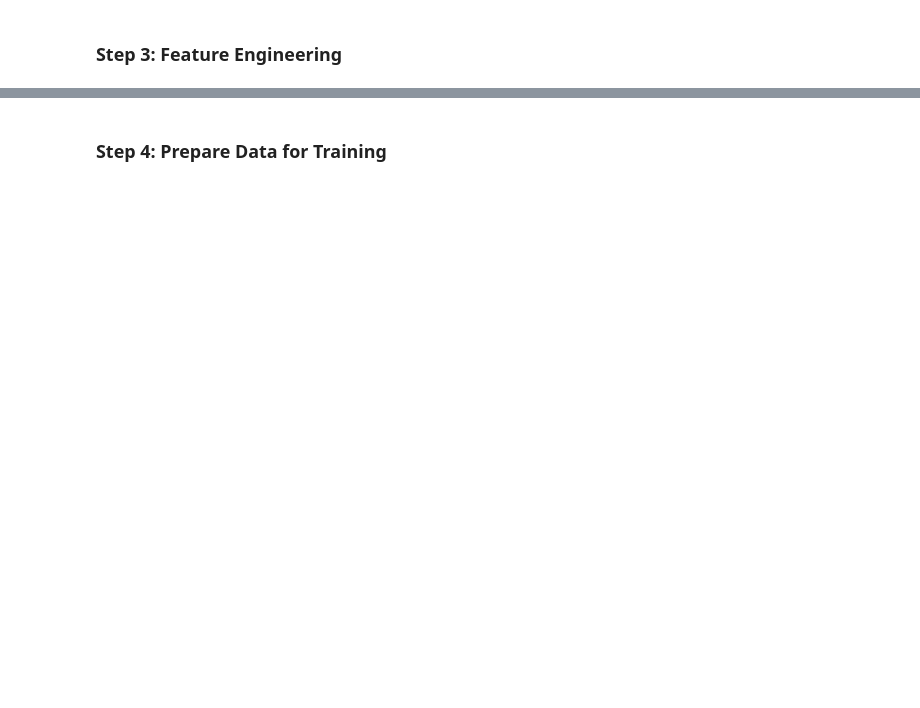
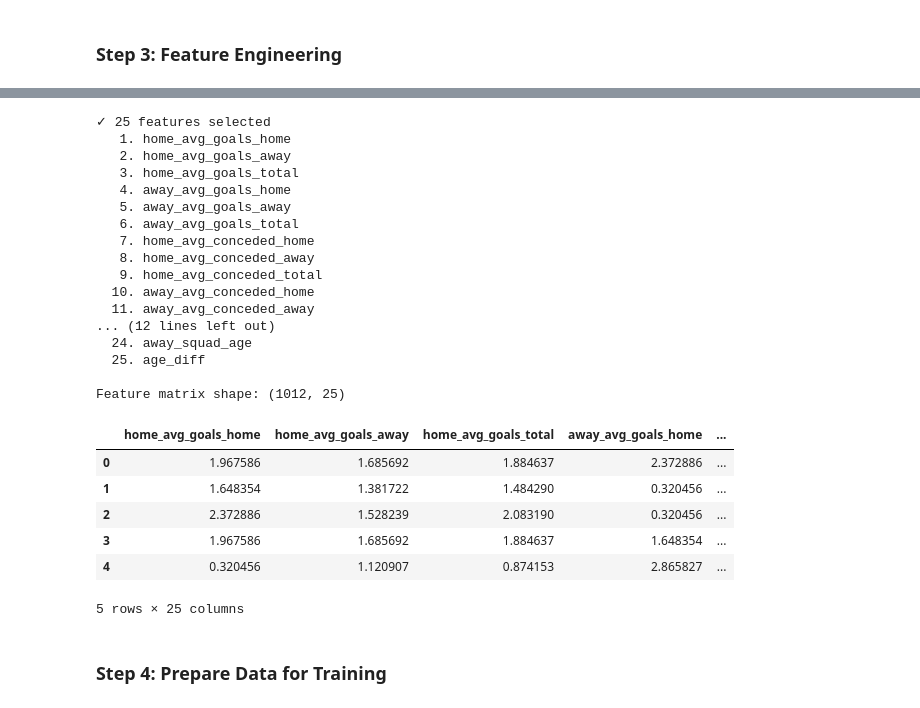
Before and after one commit to Sovannrathh/MLCUP, a Jupyter notebook: FIFA_WorldCup_Predictor.ipynb, the cells around one changed output, grey strips where cells are left out. Drawn from its saved outputs; the diff is of its cells as text; code cells hidden in the pictures; blank space fills up the shorter version.

```diff
--- a/FIFA_WorldCup_Predictor.ipynb
+++ b/FIFA_WorldCup_Predictor.ipynb
@@ -227,12 +253,0 @@ New features created:
-# %%
-# Select features for modeling
-feature_cols = [col for col in df_processed.columns if any(x in col for x in
-               ['home_avg', 'away_avg', 'home_total', 'away_total', 'year'])]
-
-print(f"✓ Selected {len(feature_cols)} features for modeling:")
-for i, col in enumerate(feature_cols, 1):
-    print(f"  {i}. {col}")
-
-X = df_processed[feature_cols]
-print(f"\nFeature matrix shape: {X.shape}")
-X.head()
@@ -258,3 +412,55 @@ Feature matrix shape: (964, 9)
+# %%
+feature_cols = [
+    # Offensive stats
+    'home_avg_goals_home',    'home_avg_goals_away',    'home_avg_goals_total',
+    'away_avg_goals_home',    'away_avg_goals_away',    'away_avg_goals_total',
+    # Defensive stats
+    'home_avg_conceded_home', 'home_avg_conceded_away', 'home_avg_conceded_total',
+    'away_avg_conceded_home', 'away_avg_conceded_away', 'away_avg_conceded_total',
+    # Win / draw rates
+    'home_win_rate', 'home_draw_rate',
+    'away_win_rate', 'away_draw_rate',
+    # Experience
+    'home_total_games', 'away_total_games',
+    # ELO (strongest predictors)
+    'home_elo', 'away_elo', 'elo_diff', 'elo_win_prob',
+    # Squad age
+    'home_squad_age', 'away_squad_age', 'age_diff',
+    # NOTE: 'year' removed — model trained on 1930-2022, extrapolating to 2026 hurts accuracy
+]
+
+print(f"✓ {len(feature_cols)} features selected")
+for i, c in enumerate(feature_cols, 1):
+    print(f"  {i:2d}. {c}")
+
+X = df_processed[feature_cols]
+print(f"\nFeature matrix shape: {X.shape}")
+X.head()
+# %% [output]
+✓ 25 features selected
+   1. home_avg_goals_home
+   2. home_avg_goals_away
+   3. home_avg_goals_total
+   4. away_avg_goals_home
+   5. away_avg_goals_away
+   6. away_avg_goals_total
+   7. home_avg_conceded_home
+   8. home_avg_conceded_away
+   9. home_avg_conceded_total
+  10. away_avg_conceded_home
+  11. away_avg_conceded_away
+... (12 lines left out)
+  24. away_squad_age
+  25. age_diff
+
+Feature matrix shape: (1012, 25)
+|  | home_avg_goals_home | home_avg_goals_away | home_avg_goals_total | away_avg_goals_home | ... |
+| 0 | 1.967586 | 1.685692 | 1.884637 | 2.372886 | ... |
+| 1 | 1.648354 | 1.381722 | 1.484290 | 0.320456 | ... |
+| 2 | 2.372886 | 1.528239 | 2.083190 | 0.320456 | ... |
+| 3 | 1.967586 | 1.685692 | 1.884637 | 1.648354 | ... |
+| 4 | 0.320456 | 1.120907 | 0.874153 | 2.865827 | ... |
+5 rows × 25 columns
 # %% [markdown]
 ### Step 4: Prepare Data for Training
 # %%
```
Also changed, not shown: parts of 27 cells of this notebook, 1 other file.
